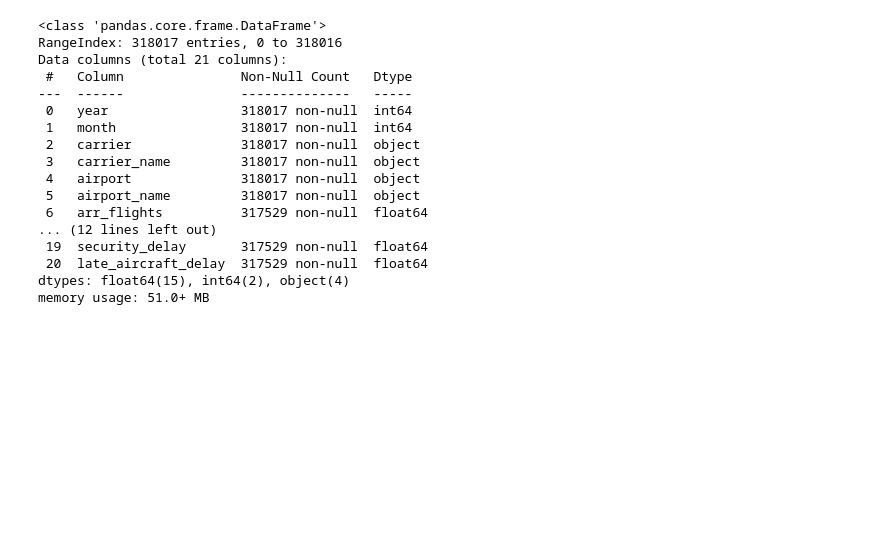
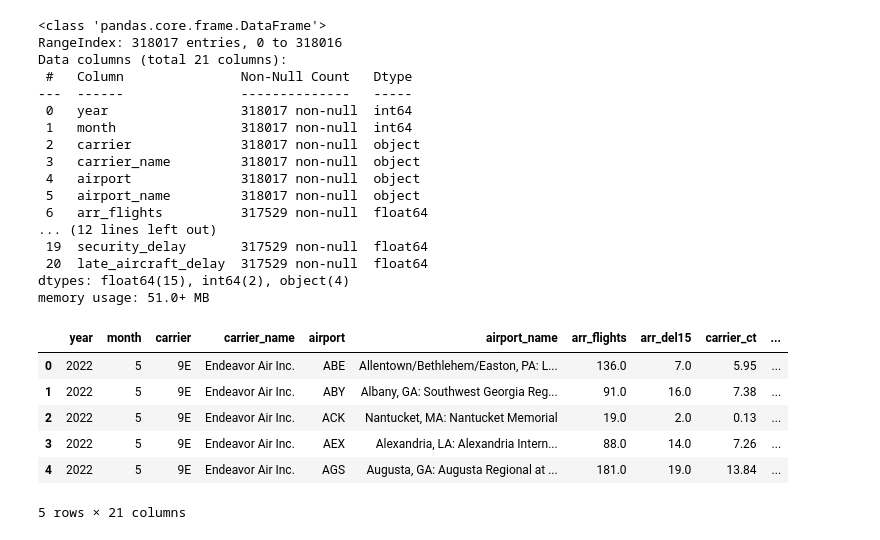
Before and after one commit to CFreeman04/Project_1, a Jupyter notebook: airline_delays_christian.ipynb, the cells around one changed output. Drawn from its saved outputs; the diff is of its cells as text; code cells hidden in the pictures; blank space fills up the shorter version.

```diff
--- a/airline_delays_christian.ipynb
+++ b/airline_delays_christian.ipynb
@@ -1,23 +1,34 @@
 # %%
 import pandas as pd
+from datetime import date
+import numpy as np
+import matplotlib.pyplot as plt
 
 airline_delay_df = pd.read_csv('Airline_Delay_Cause.csv')
 airline_delay_df.info()
+airline_delay_df.head()
 # %% [output]
 <class 'pandas.core.frame.DataFrame'>
 RangeIndex: 318017 entries, 0 to 318016
 Data columns (total 21 columns):
  #   Column               Non-Null Count   Dtype
 ---  ------               --------------   -----
  0   year                 318017 non-null  int64
  1   month                318017 non-null  int64
  2   carrier              318017 non-null  object
  3   carrier_name         318017 non-null  object
  4   airport              318017 non-null  object
  5   airport_name         318017 non-null  object
  6   arr_flights          317529 non-null  float64
 ... (12 lines left out)
  19  security_delay       317529 non-null  float64
  20  late_aircraft_delay  317529 non-null  float64
 dtypes: float64(15), int64(2), object(4)
 memory usage: 51.0+ MB
+|  | year | month | carrier | carrier_name | airport | airport_name | arr_flights | arr_del15 | carrier_ct | ... |
+| 0 | 2022 | 5 | 9E | Endeavor Air Inc. | ABE | Allentown/Bethlehem/Easton, PA: L... | 136.0 | 7.0 | 5.95 | ... |
+| 1 | 2022 | 5 | 9E | Endeavor Air Inc. | ABY | Albany, GA: Southwest Georgia Reg... | 91.0 | 16.0 | 7.38 | ... |
+| 2 | 2022 | 5 | 9E | Endeavor Air Inc. | ACK | Nantucket, MA: Nantucket Memorial | 19.0 | 2.0 | 0.13 | ... |
+| 3 | 2022 | 5 | 9E | Endeavor Air Inc. | AEX | Alexandria, LA: Alexandria Intern... | 88.0 | 14.0 | 7.26 | ... |
+| 4 | 2022 | 5 | 9E | Endeavor Air Inc. | AGS | Augusta, GA: Augusta Regional at ... | 181.0 | 19.0 | 13.84 | ... |
+5 rows × 21 columns
```
Also changed, not shown: parts of 4 cells of this notebook.
